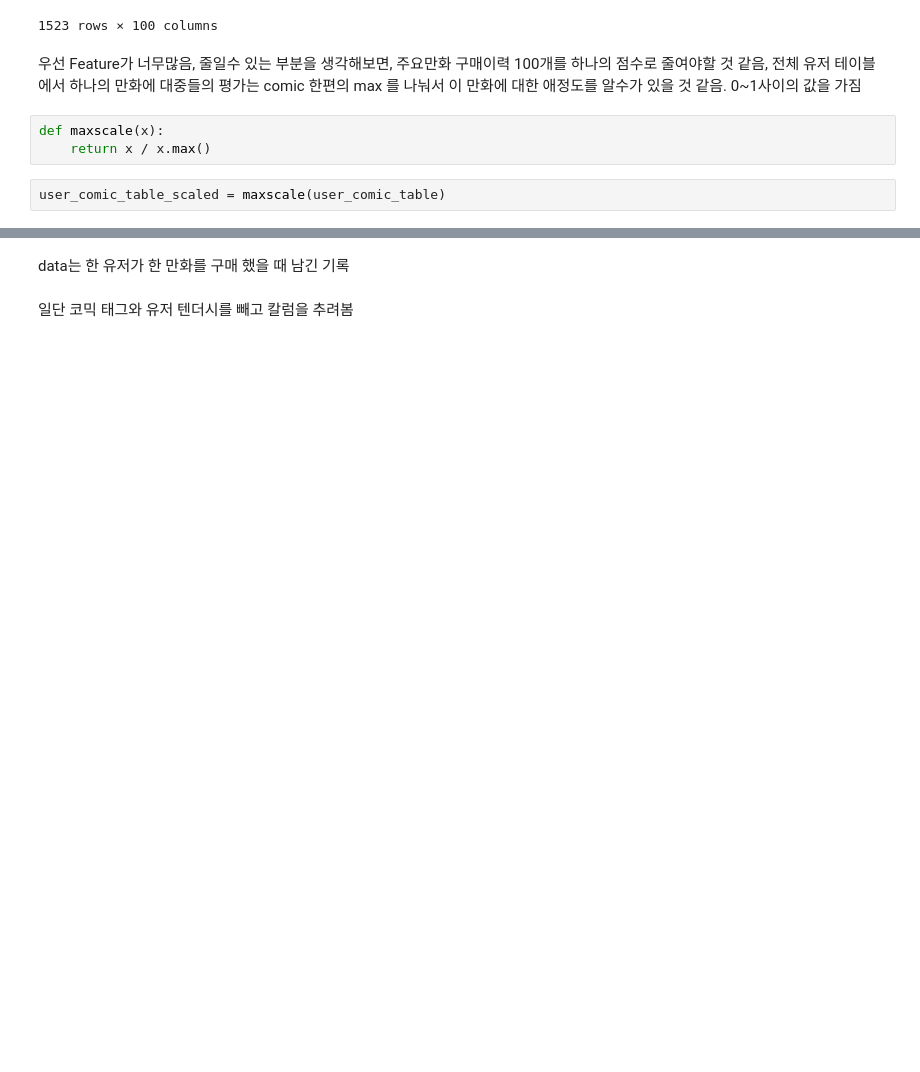
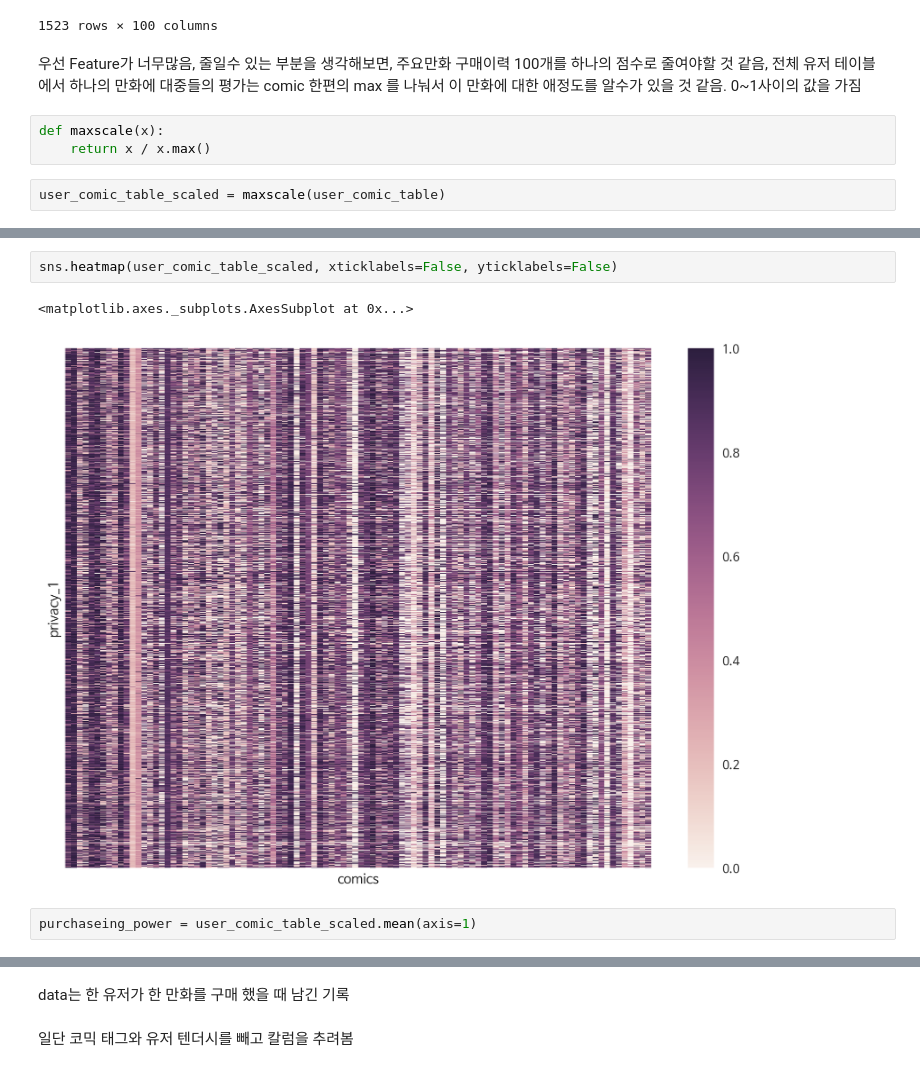
Before and after one commit to simonjisu/regincomics_data, a Jupyter notebook: Untitled.ipynb, the cells around one changed output, grey strips where cells are left out. Cells and saved outputs as stored; diff of their text form; blank space fills up the shorter version.

```diff
--- a/Untitled.ipynb
+++ b/Untitled.ipynb
@@ -573,3 +550,10 @@ user_comic_table_scaled
 | FFF3C307 | 0.978723 | 0.891892 | 0.838710 | 0.653333 | 0.975 | 1.000000 | 0.981132 | 0.776 | 0.277778 | 1.000000 | ... | ... |
 | FFF933BE | 0.936170 | 1.000000 | 0.021505 | 0.400000 | 0.775 | 0.842105 | 0.075472 | 0.896 | 0.888889 | 1.000000 | ... | ... |
 1523 rows × 100 columns
+# %%
+sns.heatmap(user_comic_table_scaled, xticklabels=False, yticklabels=False)
+# %% [output]
+<matplotlib.axes._subplots.AxesSubplot at 0x...>
+[figure, added]
+# %%
+purchaseing_power = user_comic_table_scaled.mean(axis=1)
```
Also changed, not shown: parts of 49 cells of this notebook.
